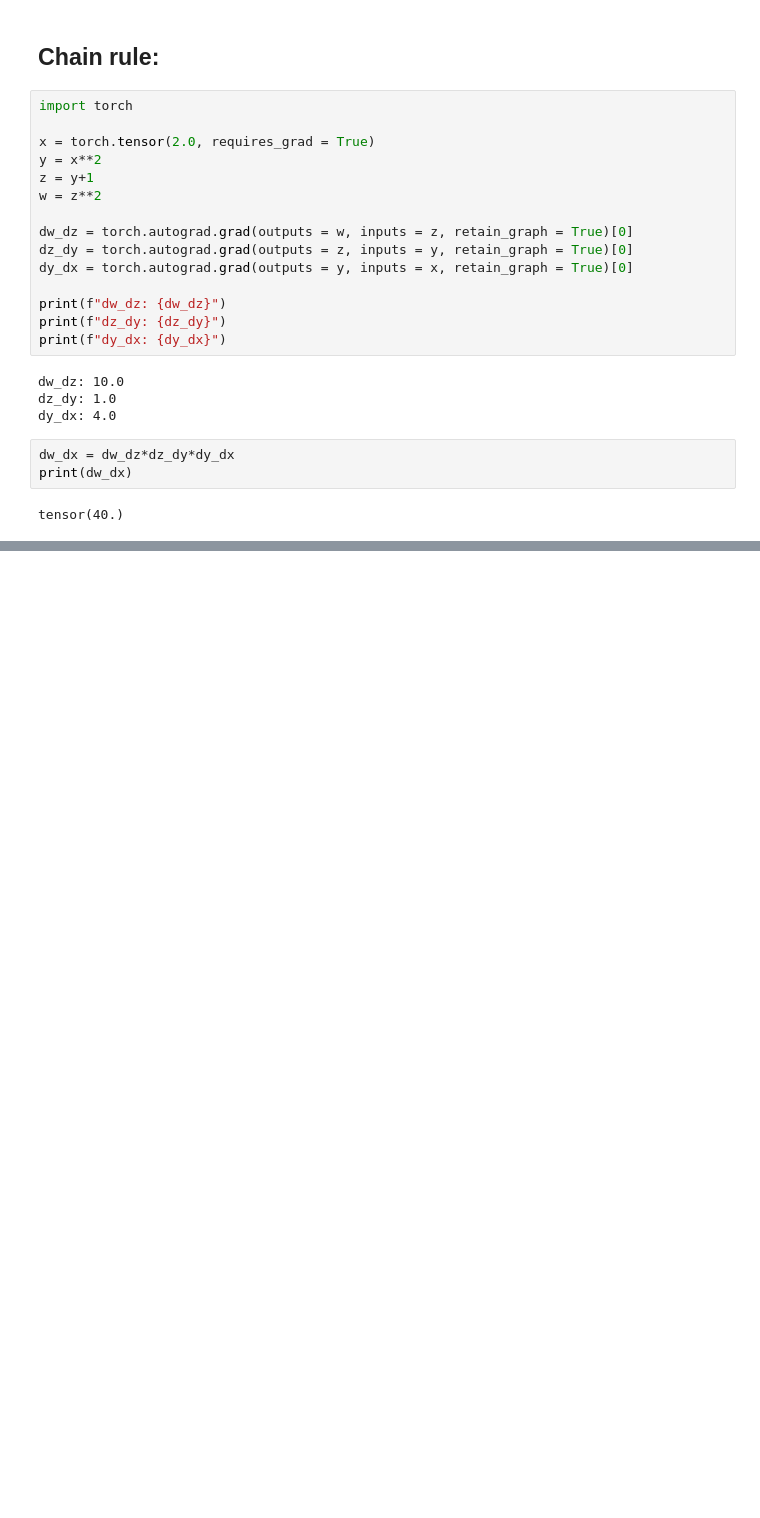
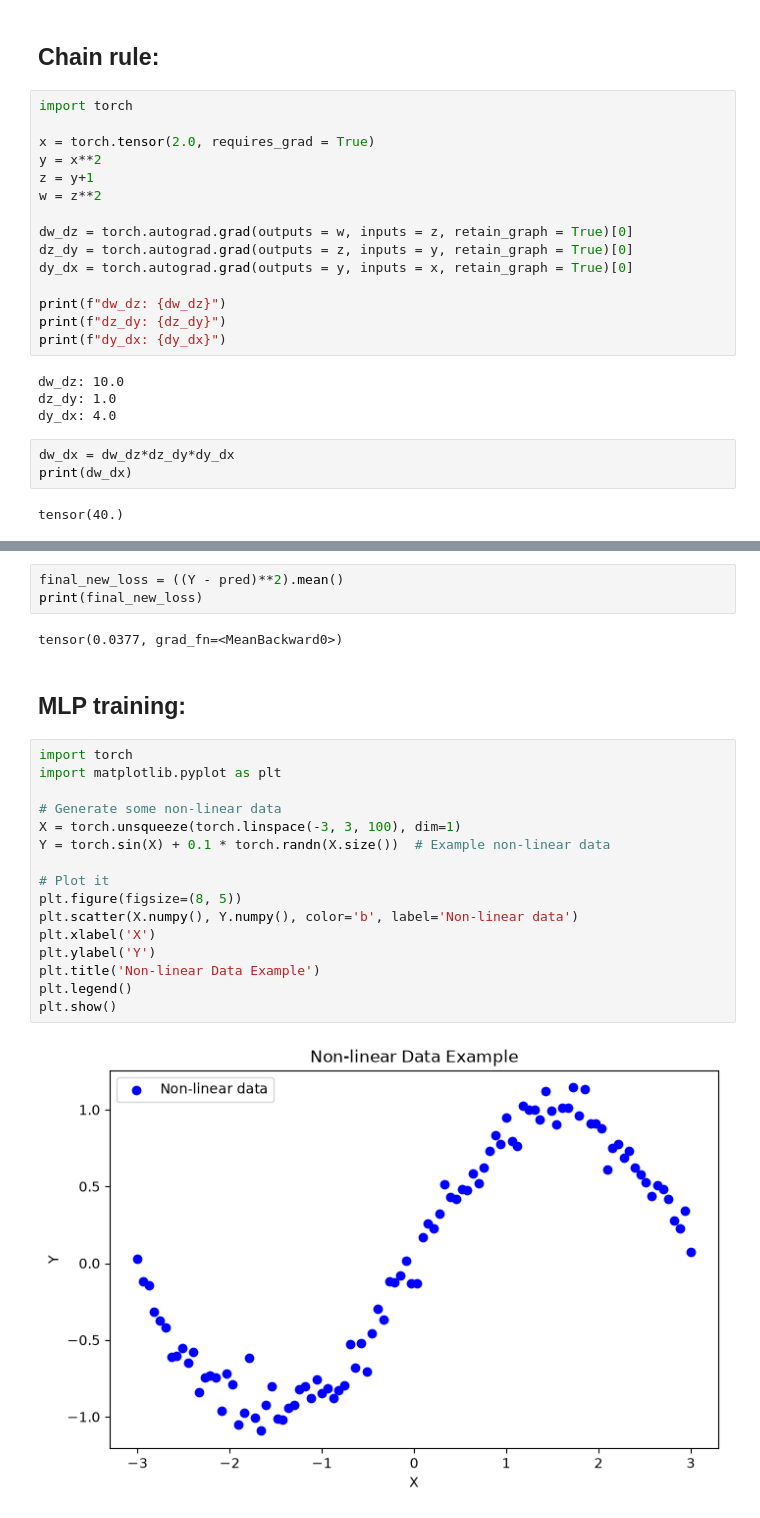
Before and after one commit to KASHIFMD/ML_coding, a Jupyter notebook: Pytorch/pytorch_basics.ipynb, the cells around one changed output, grey strips where cells are left out. Drawn from its saved outputs; the diff is of its cells as text; blank space fills up the shorter version.

```diff
--- a/Pytorch/pytorch_basics.ipynb
+++ b/Pytorch/pytorch_basics.ipynb
@@ -173,0 +433,25 @@ tensor(40.)
+# %%
+final_new_loss = ((Y - pred)**2).mean()
+print(final_new_loss)
+# %% [output]
+tensor(0.0377, grad_fn=<MeanBackward0>)
+# %% [markdown]
+## MLP training:
+# %%
+import torch
+import matplotlib.pyplot as plt
+
+# Generate some non-linear data
+X = torch.unsqueeze(torch.linspace(-3, 3, 100), dim=1)
+Y = torch.sin(X) + 0.1 * torch.randn(X.size())  # Example non-linear data
+
+# Plot it
+plt.figure(figsize=(8, 5))
+plt.scatter(X.numpy(), Y.numpy(), color='b', label='Non-linear data')
+plt.xlabel('X')
+plt.ylabel('Y')
+plt.title('Non-linear Data Example')
+plt.legend()
+plt.show()
+# %% [output]
+[figure, added]
```
Also changed, not shown: parts of 29 cells of this notebook.
